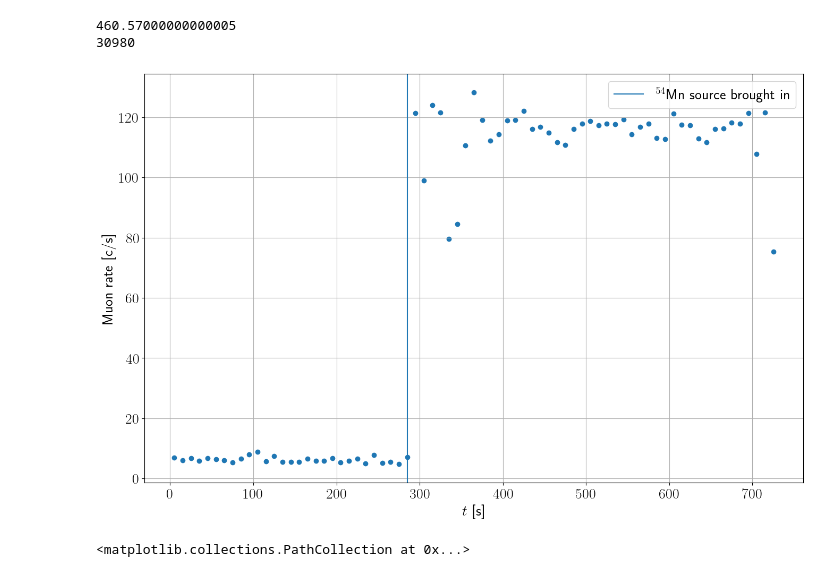
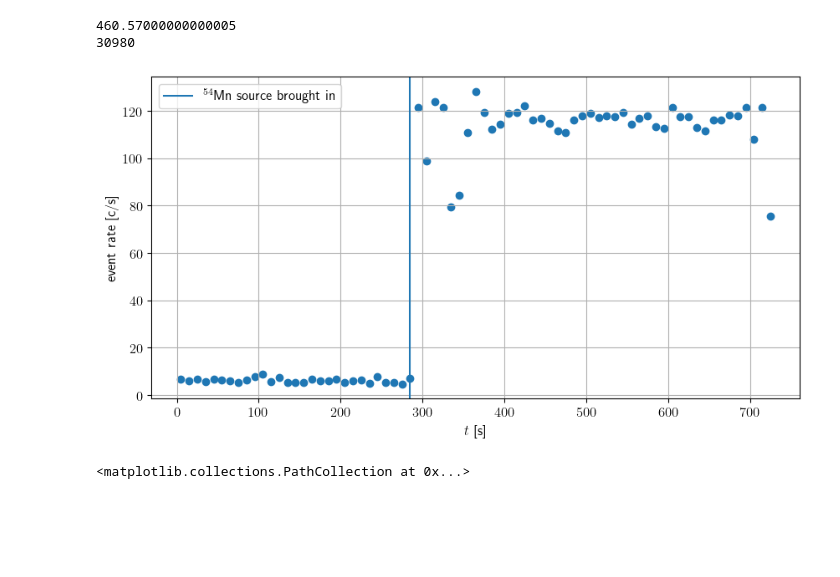
Before and after one commit to anvargasl/CosmicWatch-V3-pcb-tests, a Jupyter notebook: CW_power_consumption/count_rate.ipynb, the cells around one changed output. Drawn from its saved outputs; the diff is of its cells as text; code cells hidden in the pictures; blank space fills up the shorter version.

Commit message:
fixing figure size and axis labels

```diff
--- a/CW_power_consumption/count_rate.ipynb
+++ b/CW_power_consumption/count_rate.ipynb
@@ -1,9 +1,9 @@
 # %%
 import matplotlib as mpl
 
-fsize = 20
+fsize = 12
 mpl.rcParams['legend.fontsize'] = fsize
-mpl.rcParams["figure.figsize"] = (16,10)
+mpl.rcParams["figure.figsize"] = (10,5)
 mpl.rcParams['axes.labelsize'] = fsize
 mpl.rcParams['xtick.labelsize'] = fsize
 mpl.rcParams['ytick.labelsize'] = fsize
@@ -72,37 +72,36 @@ plt.scatter(t, rate)
 #plt.axvline(x=takeoff_t, label="takeo ff, Miami", color=color[0])
 #plt.axvline(x=kingston_t, label="Kingston, Jamaica", color=color[1])
 #plt.axvline(x=landing_t, label="landing, Bogotá", color=color[2])
 #plt.axvline(x=finish_t)
 
 measure_t0 = tf-266
 measure_t0_idx = int(measure_t0/dt)
 
 print(measure_t0)
 #print(len(Ardn_time)-measure_t0_idx)
 print(sum(histogram[measure_t0_idx:]))
 
 source_index = None
 for r in range(len(rate)):
 	if rate[r+1]-rate[r] > 50:
 		source_index = r
 		break
 
 plt.axvline(x=t[source_index], label=r'$^{54}$Mn source brought in')
 
 plt.xlabel(r"$t$ [s]")
-plt.ylabel("Muon rate [c/s]")
+plt.ylabel("event rate [c/s]")
 
 #plt.title(fname)
 
-plt.legend()
-
 plt.grid()
+plt.legend(loc="upper left")
 
 plt.savefig("count_rate.pdf", bbox_inches="tight")
 # %% [output]
 460.57000000000005
 30980
-[figure, old version]
+[figure, new version]
 # %%
 plt.scatter(Ardn_time, data['ADC_val'])
 #plt.xscale(value='log')
```
Also changed, not shown: 5 other files.
